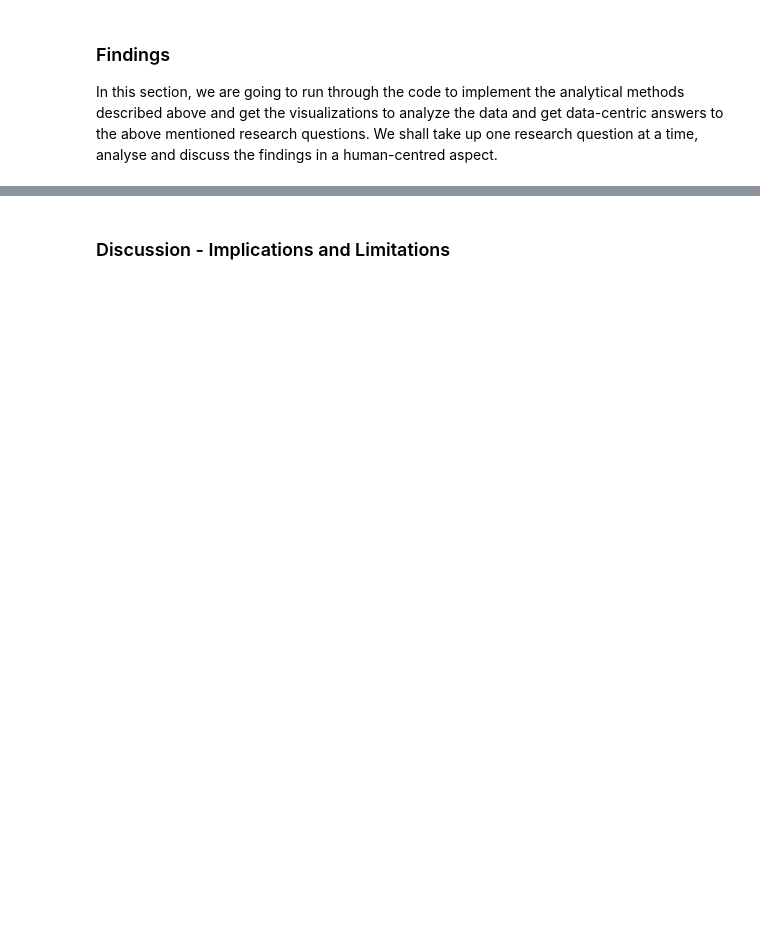
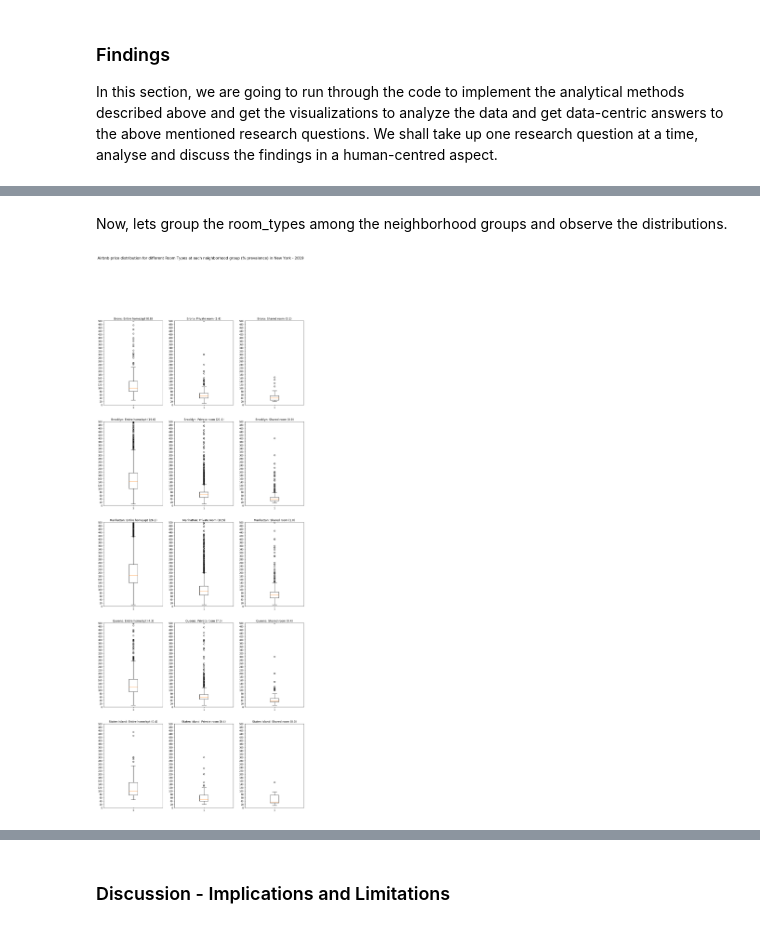
Before and after one commit to bhuvi3/DATA512-Project, a Jupyter notebook: final_project_report.ipynb, the cells around one changed output, grey strips where cells are left out. Drawn from its saved outputs; the diff is of its cells as text; code cells hidden in the pictures; blank space fills up the shorter version.

```diff
--- a/final_project_report.ipynb
+++ b/final_project_report.ipynb
@@ -106,0 +237,22 @@ import pandas as pd  # provides functions to process structured data.
+# %% [markdown]
+Now, lets group the room_types among the neighborhood groups and observe the distributions.
+# %%
+# Visualize the price distribute for each neighborhood_group and room_type pair.
+fig, ax = plt.subplots(len(unique_neighborhoods), len(unique_room_types), figsize=(16, 8 * len(unique_neighborhoods)))
+fig.suptitle('Airbnb price distribution for different Room Types at each neighborhood group (% prevalence) in New York - 2019', fontsize=16)
+
+c = 0
+for i, cur_neighborhood in enumerate(unique_neighborhoods):
+    cur_neighborhood_df = q2_data_df[q2_data_df["neighbourhood_group"] == cur_neighborhood]
+    for j, cur_room_type in enumerate(unique_room_types):
+        c += 1
+        cur_ax = ax[i][j]
+        cur_prices = np.array(cur_neighborhood_df[cur_neighborhood_df["room_type"] == cur_room_type].price)
+        prevalence = (len(cur_prices) / num_listings) * 100
+        cur_ax.title.set_text("{}: {} ({:.1f})".format(cur_neighborhood, cur_room_type, prevalence))
+
+        cur_ax.boxplot(cur_prices, notch=False)
+        cur_ax.set_yticks([x for x in range(0, budget+1, 20)])
+        cur_ax.set_ylim(0, budget)
+# %% [output]
+[figure, added]
```
Also changed, not shown: parts of 38 cells of this notebook.
